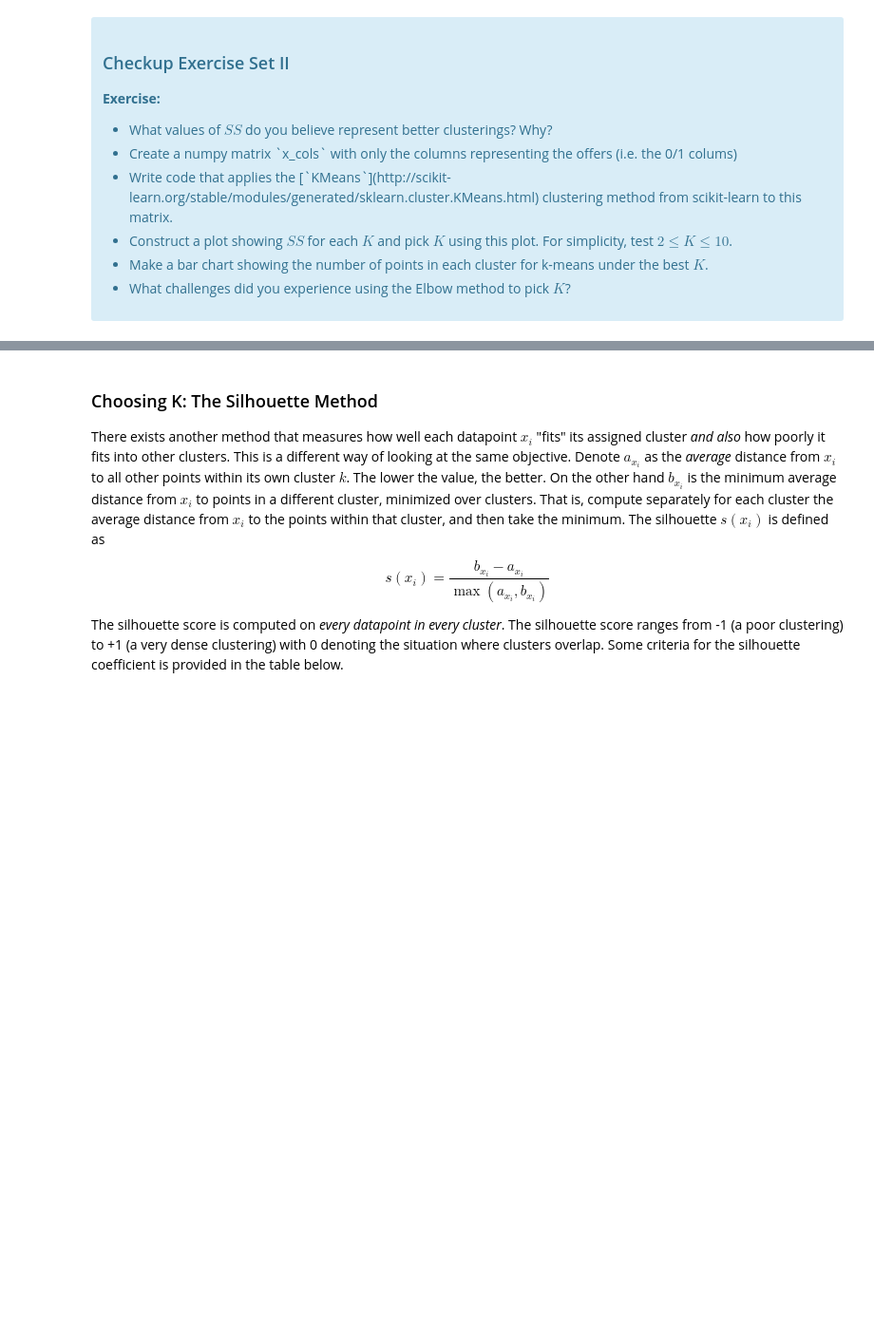
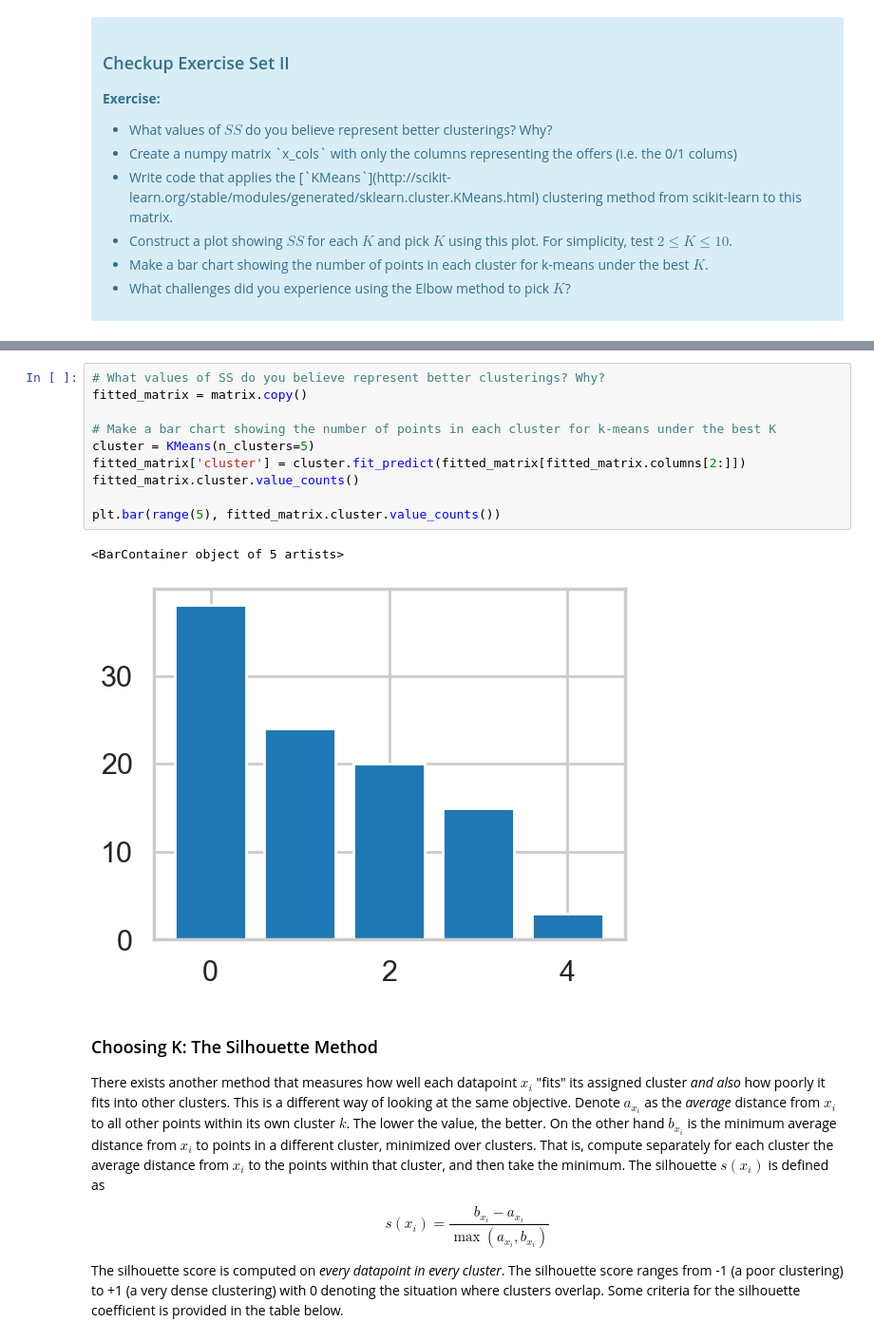
Before and after one commit to katxtong/UCSD-ML-Springboard, a Jupyter notebook: mec-16.2.6-clustering-mini-project/Mini_Project_Clustering.ipynb, the cells around one changed output, grey strips where cells are left out. Shown at 95% size. Cells and saved outputs as stored; diff of their text form; blank space fills up the shorter version.

```diff
--- a/mec-16.2.6-clustering-mini-project/Mini_Project_Clustering.ipynb
+++ b/mec-16.2.6-clustering-mini-project/Mini_Project_Clustering.ipynb
@@ -77,3 +133,16 @@ where $x_i$ is a point, $C_k$ represents cluster $k$ and $\mu_k$ is the centroid
+# %%
+# What values of SS do you believe represent better clusterings? Why?
+fitted_matrix = matrix.copy()
+
+# Make a bar chart showing the number of points in each cluster for k-means under the best K
+cluster = KMeans(n_clusters=5)
+fitted_matrix['cluster'] = cluster.fit_predict(fitted_matrix[fitted_matrix.columns[2:]])
+fitted_matrix.cluster.value_counts()
+
+plt.bar(range(5), fitted_matrix.cluster.value_counts())
+# %% [output]
+<BarContainer object of 5 artists>
+[figure, added]
 # %% [markdown]
 ### Choosing K: The Silhouette Method
 
```
Also changed, not shown: parts of 18 cells of this notebook.
